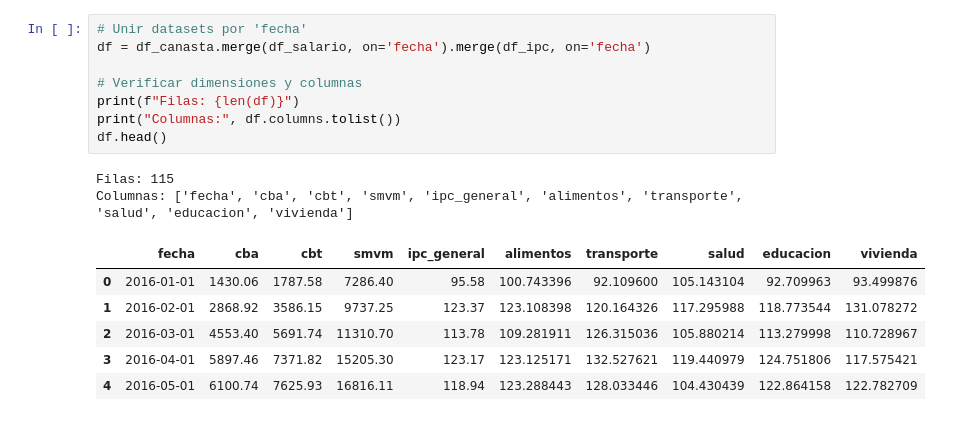
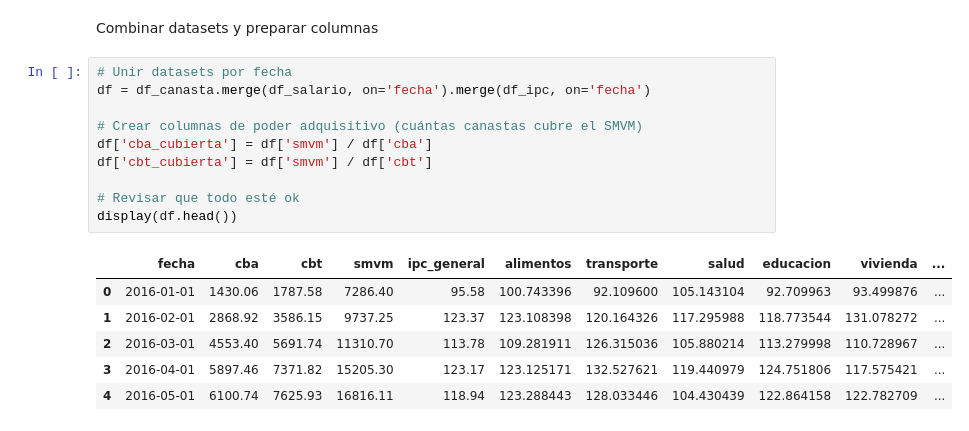
Before and after one commit to FedeCtr/inflacion-canasta-arg, a Jupyter notebook: notebooks/analisis_inflacion_canasta.ipynb, the cells around one changed output. Cells and saved outputs as stored; diff of their text form.

```diff
--- a/notebooks/analisis_inflacion_canasta.ipynb
+++ b/notebooks/analisis_inflacion_canasta.ipynb
@@ -35,20 +39,22 @@ display(df_ipc.head())
 | 2 | 2016-03-01 | 113.78 | 109.281911 | 126.315036 | 105.880214 | 113.279998 | 110.728967 |
 | 3 | 2016-04-01 | 123.17 | 123.125171 | 132.527621 | 119.440979 | 124.751806 | 117.575421 |
 | 4 | 2016-05-01 | 118.94 | 123.288443 | 128.033446 | 104.430439 | 122.864158 | 122.782709 |
+# %% [markdown]
+Combinar datasets y preparar columnas
 # %%
-# Unir datasets por 'fecha'
+# Unir datasets por fecha
 df = df_canasta.merge(df_salario, on='fecha').merge(df_ipc, on='fecha')
 
-# Verificar dimensiones y columnas
-print(f"Filas: {len(df)}")
-print("Columnas:", df.columns.tolist())
-df.head()
+# Crear columnas de poder adquisitivo (cuántas canastas cubre el SMVM)
+df['cba_cubierta'] = df['smvm'] / df['cba']
+df['cbt_cubierta'] = df['smvm'] / df['cbt']
+
+# Revisar que todo esté ok
+display(df.head())
 # %% [output]
-Filas: 115
-Columnas: ['fecha', 'cba', 'cbt', 'smvm', 'ipc_general', 'alimentos', 'transporte', 'salud', 'educacion', 'vivienda']
-|  | fecha | cba | cbt | smvm | ipc_general | alimentos | transporte | salud | educacion | vivienda |
-| 0 | 2016-01-01 | 1430.06 | 1787.58 | 7286.40 | 95.58 | 100.743396 | 92.109600 | 105.143104 | 92.709963 | 93.499876 |
-| 1 | 2016-02-01 | 2868.92 | 3586.15 | 9737.25 | 123.37 | 123.108398 | 120.164326 | 117.295988 | 118.773544 | 131.078272 |
-| 2 | 2016-03-01 | 4553.40 | 5691.74 | 11310.70 | 113.78 | 109.281911 | 126.315036 | 105.880214 | 113.279998 | 110.728967 |
-| 3 | 2016-04-01 | 5897.46 | 7371.82 | 15205.30 | 123.17 | 123.125171 | 132.527621 | 119.440979 | 124.751806 | 117.575421 |
-| 4 | 2016-05-01 | 6100.74 | 7625.93 | 16816.11 | 118.94 | 123.288443 | 128.033446 | 104.430439 | 122.864158 | 122.782709 |
+|  | fecha | cba | cbt | smvm | ipc_general | alimentos | transporte | salud | educacion | vivienda | ... |
+| 0 | 2016-01-01 | 1430.06 | 1787.58 | 7286.40 | 95.58 | 100.743396 | 92.109600 | 105.143104 | 92.709963 | 93.499876 | ... |
+| 1 | 2016-02-01 | 2868.92 | 3586.15 | 9737.25 | 123.37 | 123.108398 | 120.164326 | 117.295988 | 118.773544 | 131.078272 | ... |
+| 2 | 2016-03-01 | 4553.40 | 5691.74 | 11310.70 | 113.78 | 109.281911 | 126.315036 | 105.880214 | 113.279998 | 110.728967 | ... |
+| 3 | 2016-04-01 | 5897.46 | 7371.82 | 15205.30 | 123.17 | 123.125171 | 132.527621 | 119.440979 | 124.751806 | 117.575421 | ... |
+| 4 | 2016-05-01 | 6100.74 | 7625.93 | 16816.11 | 118.94 | 123.288443 | 128.033446 | 104.430439 | 122.864158 | 122.782709 | ... |
```
Also changed, not shown: parts of 12 cells of this notebook.
